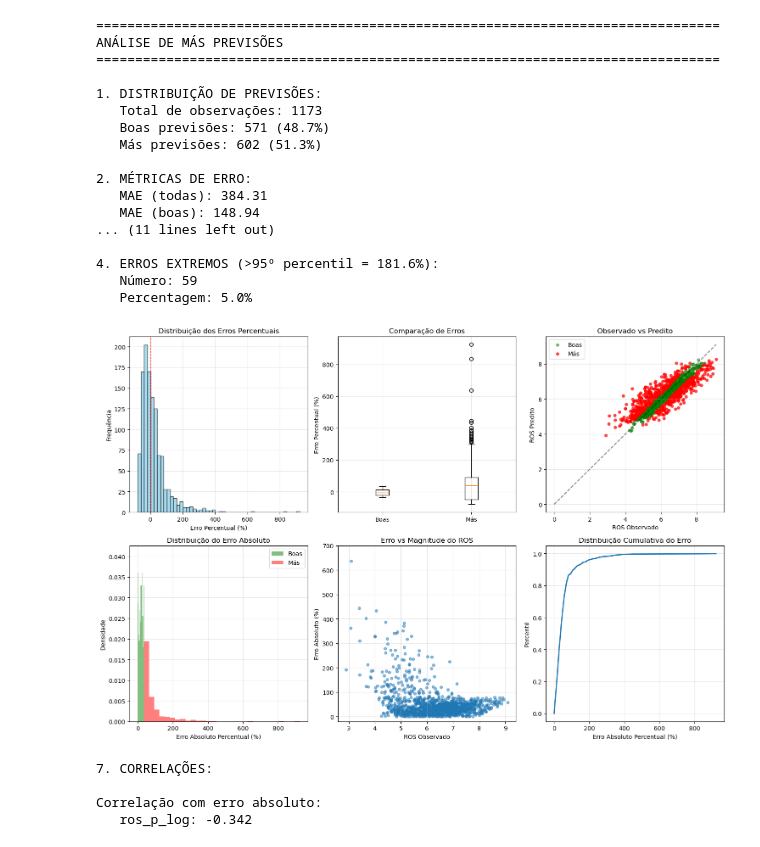
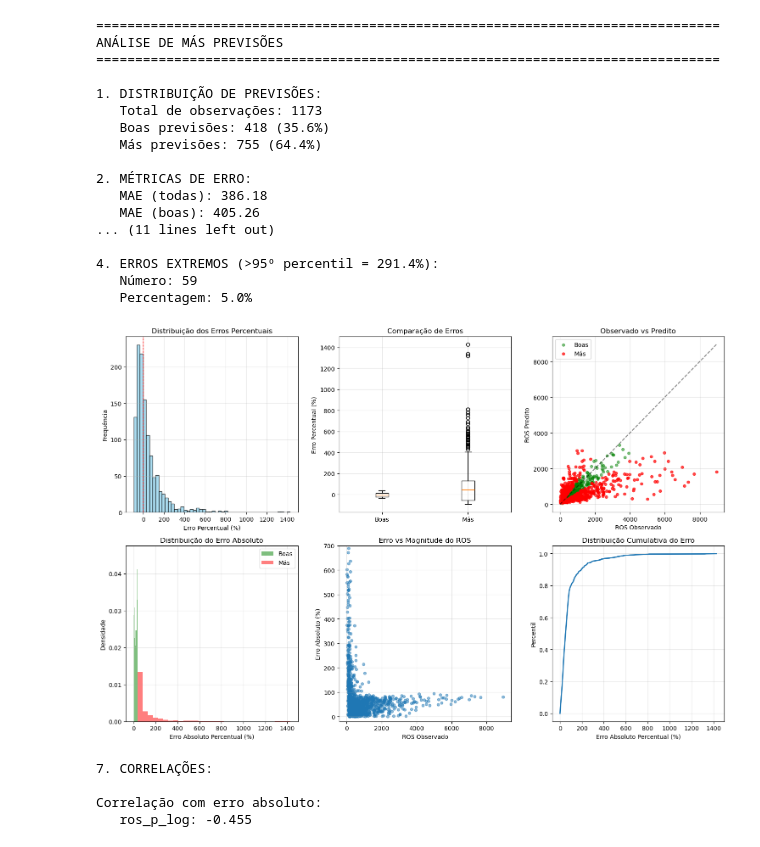
Before and after one commit to rafael-bork/FIRE-HACK-Project, a Jupyter notebook: Notebooks/4Models/Outlier_Analysis.ipynb, the cells around one changed output. Saved outputs shown, nothing was run; the diff lists cells and outputs as text; code cells hidden in the pictures.

```diff
--- a/Notebooks/4Models/Outlier_Analysis.ipynb
+++ b/Notebooks/4Models/Outlier_Analysis.ipynb
@@ -2,7 +2,7 @@
 import geopandas as gpd
 import numpy as np
 # %%
-gdf = gpd.read_file(r"..\..\Data\Models\PT_FireProg_model_SHAP_xgboost.shp")
+gdf = gpd.read_file(r"..\..\Data\Models\PT_FireProg_model_SHAP_linear.shp")
 
 for col in gdf.columns:
     print(col)
@@ -268,13 +268,13 @@ def plot_error_analysis(df, bad_preds, good_preds):
     axes[0, 1].grid(True, alpha=0.3)
 
     # 3. Scatter plot: Observado vs Predito
-    axes[0, 2].scatter(good_preds['ros_p_log'], good_preds['PredROS_lo'],
+    axes[0, 2].scatter(good_preds['ros_p'], good_preds['PredROS_li'],
                        alpha=0.5, color='green', label='Boas', s=20)
-    axes[0, 2].scatter(bad_preds['ros_p_log'], bad_preds['PredROS_lo'],
+    axes[0, 2].scatter(bad_preds['ros_p'], bad_preds['PredROS_li'],
                        alpha=0.7, color='red', label='Más', s=20)
 
     # Linha de perfeita previsão
-    max_val = max(df['ros_p_log'].max(), df['PredROS_lo'].max())
+    max_val = max(df['ros_p'].max(), df['PredROS_li'].max())
     axes[0, 2].plot([0, max_val], [0, max_val], 'k--', alpha=0.5)
 
     axes[0, 2].set_xlabel('ROS Observado')
@@ -295,7 +295,7 @@ def plot_error_analysis(df, bad_preds, good_preds):
     axes[1, 0].grid(True, alpha=0.3)
 
     # 5. Erro vs Valor Observado
-    axes[1, 1].scatter(df['ros_p_log'], df['Error_p_ab'], alpha=0.5, s=20)
+    axes[1, 1].scatter(df['ros_p'], df['Error_p_ab'], alpha=0.5, s=20)
     axes[1, 1].set_xlabel('ROS Observado')
     axes[1, 1].set_ylabel('Erro Absoluto (%)')
     axes[1, 1].set_title('Erro vs Magnitude do ROS')
@@ -315,43 +315,43 @@ def plot_error_analysis(df, bad_preds, good_preds):
     plt.show()
 
     # Métricas adicionais
     print("\n7. CORRELAÇÕES:")
     corr_with_error = df[['ros_p_log', 'PredROS_lo', 'Error_p_ab'] +
                         ['duration_p', '3_8y_fir_p', 'wv100_k_av',
                          'f_load_av', 'FWI_12h_av', 'rh_2m_av',
                          '8_ny_fir_p', 'f_start', 'wdi_950_av']].corr()['Error_p_ab']
 
     print("\nCorrelação com erro absoluto:")
     for var, corr in corr_with_error.items():
         if var != 'Error_p_ab' and abs(corr) > 0.1:
             print(f"   {var}: {corr:.3f}")
 
 
 bad_preds, good_preds = analyze_bad_predictions(df)
 plot_error_analysis(df, bad_preds, good_preds)
 # %% [output]
 ================================================================================
 ANÁLISE DE MÁS PREVISÕES
 ================================================================================
 
 1. DISTRIBUIÇÃO DE PREVISÕES:
    Total de observações: 1173
-   Boas previsões: 571 (48.7%)
-   Más previsões: 602 (51.3%)
+   Boas previsões: 418 (35.6%)
+   Más previsões: 755 (64.4%)
 
 2. MÉTRICAS DE ERRO:
-   MAE (todas): 384.31
-   MAE (boas): 148.94
+   MAE (todas): 386.18
+   MAE (boas): 405.26
 ... (11 lines left out)
 
-4. ERROS EXTREMOS (>95º percentil = 181.6%):
+4. ERROS EXTREMOS (>95º percentil = 291.4%):
    Número: 59
    Percentagem: 5.0%
-[figure, old version]
+[figure, new version]
 7. CORRELAÇÕES:
 
 Correlação com erro absoluto:
-   ros_p_log: -0.342
+   ros_p_log: -0.455
 # %%
 def analyze_shap_values(df):
     """
```
Also changed, not shown: parts of 8 cells of this notebook, 21 other files.
